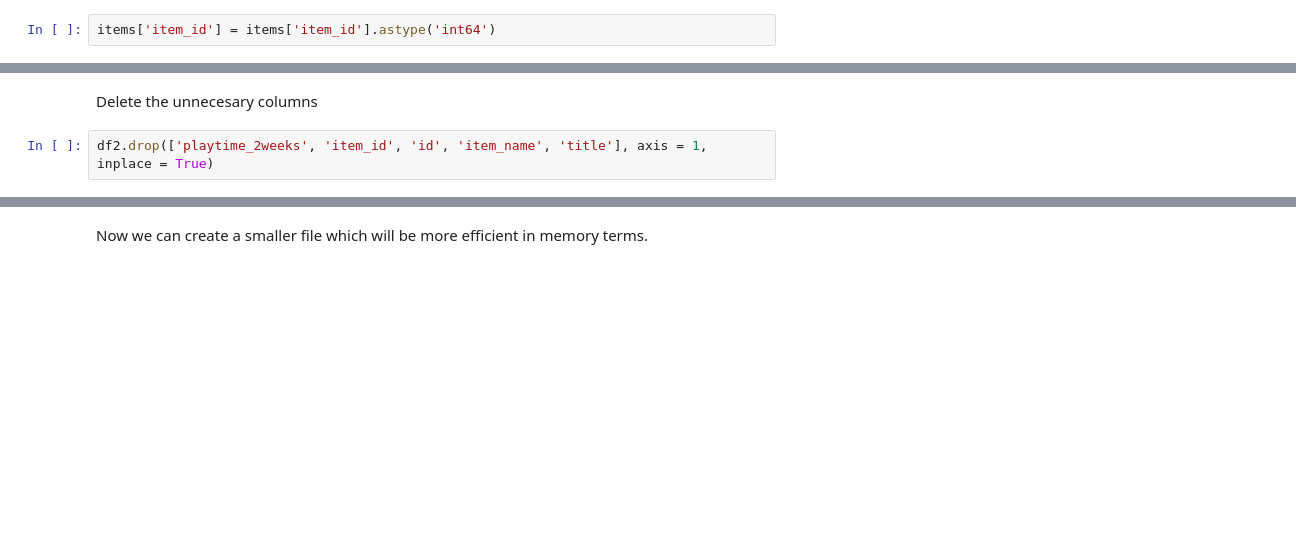
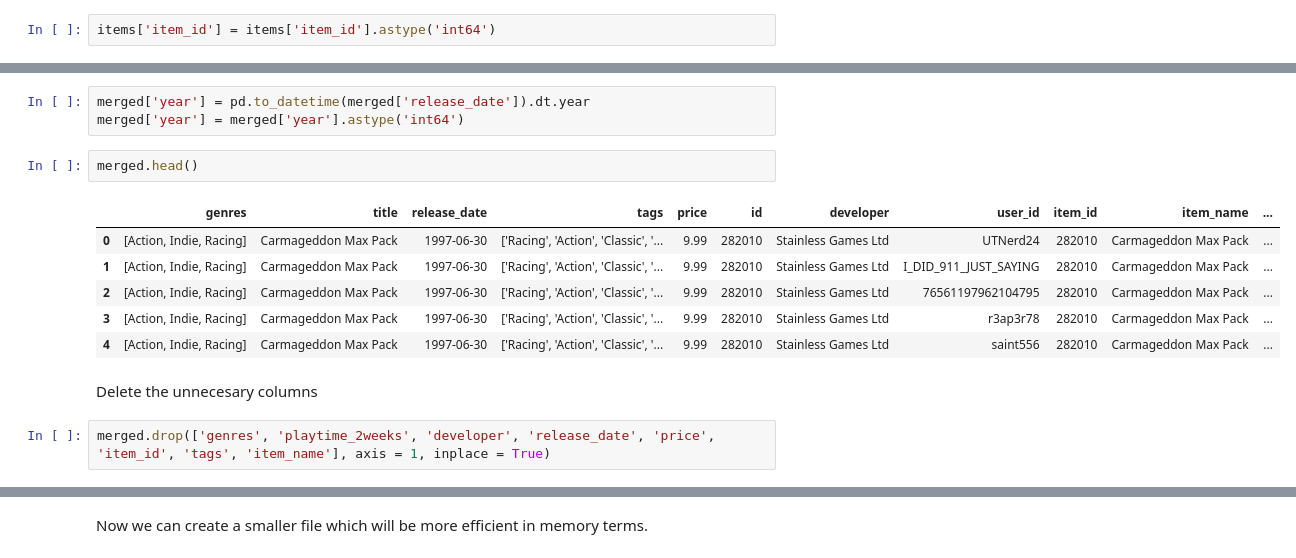
Before and after one commit to PatoMarzi/Steam_ML, a Jupyter notebook: ETL.ipynb, the cells around one changed output, grey strips where cells are left out. Drawn from its saved outputs; the diff is of its cells as text; blank space fills up the shorter version.

```diff
--- a/ETL.ipynb
+++ b/ETL.ipynb
@@ -362,5 +363,17 @@ df2.info()
+# %%
+merged['year'] = pd.to_datetime(merged['release_date']).dt.year
+merged['year'] = merged['year'].astype('int64')
+# %%
+merged.head()
+# %% [output]
+|  | genres | title | release_date | tags | price | id | developer | user_id | item_id | item_name | ... |
+| 0 | [Action, Indie, Racing] | Carmageddon Max Pack | 1997-06-30 | ['Racing', 'Action', 'Classic', '... | 9.99 | 282010 | Stainless Games Ltd | UTNerd24 | 282010 | Carmageddon Max Pack | ... |
+| 1 | [Action, Indie, Racing] | Carmageddon Max Pack | 1997-06-30 | ['Racing', 'Action', 'Classic', '... | 9.99 | 282010 | Stainless Games Ltd | I_DID_911_JUST_SAYING | 282010 | Carmageddon Max Pack | ... |
+| 2 | [Action, Indie, Racing] | Carmageddon Max Pack | 1997-06-30 | ['Racing', 'Action', 'Classic', '... | 9.99 | 282010 | Stainless Games Ltd | 76561197962104795 | 282010 | Carmageddon Max Pack | ... |
+| 3 | [Action, Indie, Racing] | Carmageddon Max Pack | 1997-06-30 | ['Racing', 'Action', 'Classic', '... | 9.99 | 282010 | Stainless Games Ltd | r3ap3r78 | 282010 | Carmageddon Max Pack | ... |
+| 4 | [Action, Indie, Racing] | Carmageddon Max Pack | 1997-06-30 | ['Racing', 'Action', 'Classic', '... | 9.99 | 282010 | Stainless Games Ltd | saint556 | 282010 | Carmageddon Max Pack | ... |
 # %% [markdown]
 Delete the unnecesary columns
 # %%
-df2.drop(['playtime_2weeks', 'item_id', 'id', 'item_name', 'title'], axis = 1, inplace = True)
+merged.drop(['genres', 'playtime_2weeks', 'developer', 'release_date', 'price', 'item_id', 'tags', 'item_name'], axis = 1, inplace = True)
 # %%
```
Also changed, not shown: parts of 23 cells of this notebook, 2 other files.
